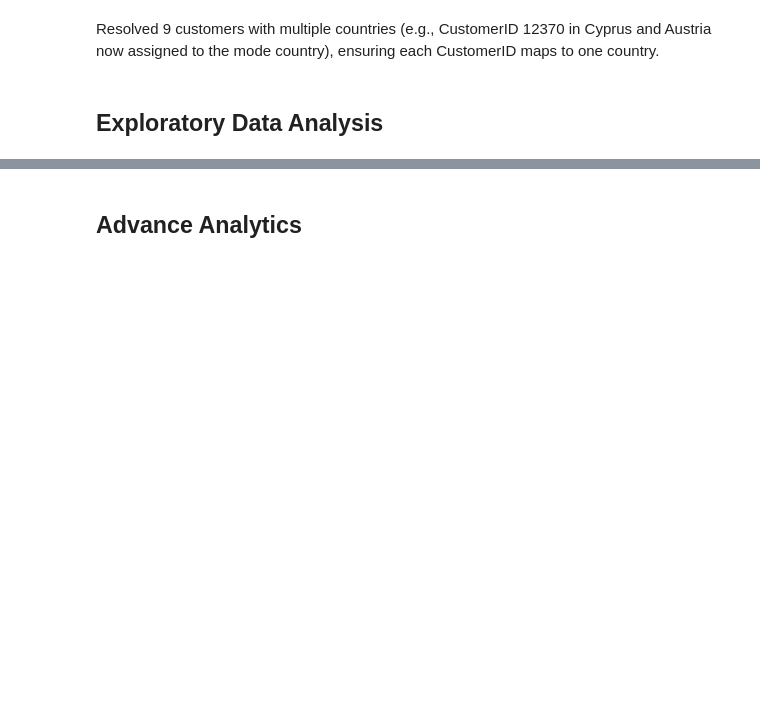
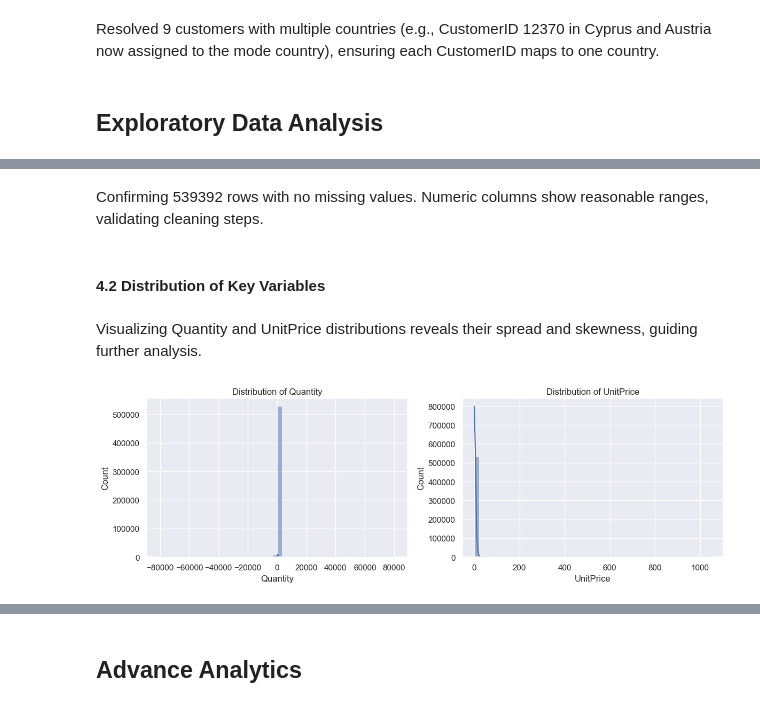
Before and after one commit to mansari40/Data-Mining-Pro-Customersegmentation, a Jupyter notebook: Customer Segmentation.ipynb, the cells around one changed output, grey strips where cells are left out. Cells and saved outputs as stored; diff of their text form; code cells hidden in the pictures; blank space fills up the shorter version.

```diff
--- a/Customer Segmentation.ipynb
+++ b/Customer Segmentation.ipynb
@@ -169,11 +171,12 @@ The dataset reduces from 541,909 to 541,797 rows (112 dropped due to missing Des
 Inconsistent string formats (e.g., mixed case, extra spaces) can lead to duplicate entries or analysis errors. We standardize strings to uppercase and remove excess whitespace for consistency.
 # %%
 df['Description'] = df['Description'].str.upper().str.strip().replace(r'\s+', ' ', regex=True)
-df['StockCode'] = df['StockCode'].str.upper()
+df['StockCode'] = df['StockCode'].astype(str).str.upper()  # Convert to string first
 df['Country'] = df['Country'].str.upper()
 df['InvoiceNo'] = df['InvoiceNo'].astype(str)
 print("Sample of formatted strings:")
 print(df[['Description', 'StockCode', 'Country', 'InvoiceNo']].head())
+print(f"StockCode missing after formatting: {df['StockCode'].isnull().sum()}")
 # %% [output]
 Sample of formatted strings:
                            Description StockCode         Country InvoiceNo
@@ -212,0 +218,8 @@ Here 0 positive qty cancellations are dropped and 1239 negative qty non-cancella
+# %%
+# Remove Non-Product Transactions
+# Why: Filter out non-product StockCodes (e.g., POST, DOT) to focus on product sales.
+non_product_codes = df['StockCode'].str.match(r'^[A-Za-z]+$').fillna(False)
+df = df[~non_product_codes]
+logging.info(f"Dropped {non_product_codes.sum()} non-product transactions")
+print(f"Dropped {non_product_codes.sum()} non-product transactions")
+print(f"Shape after removing non-products: {df.shape}")
@@ -325,0 +371,18 @@ Resolved 9 customers with multiple countries (e.g., CustomerID 12370 in Cyprus a
+# %% [markdown]
+Confirming 539392 rows with no missing values. Numeric columns show reasonable ranges, validating cleaning steps.
+# %% [markdown]
+#### 4.2 Distribution of Key Variables
+# %% [markdown]
+Visualizing Quantity and UnitPrice distributions reveals their spread and skewness, guiding further analysis.
+# %%
+plt.figure(figsize=(12, 4))
+plt.subplot(1, 2, 1)
+sns.histplot(df['Quantity'], bins=50, kde=True)
+plt.title("Distribution of Quantity")
+plt.subplot(1, 2, 2)
+sns.histplot(df['UnitPrice'], bins=50, kde=True)
+plt.title("Distribution of UnitPrice")
+plt.tight_layout()
+plt.show()
+# %% [output]
+[figure, added]
```
Also changed, not shown: parts of 33 cells of this notebook.
